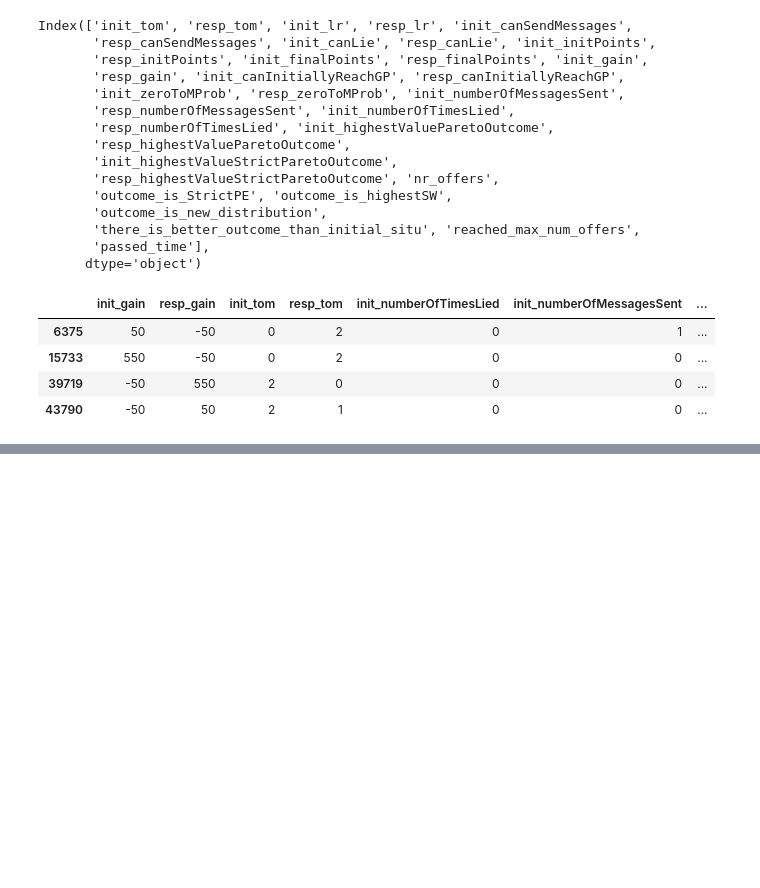
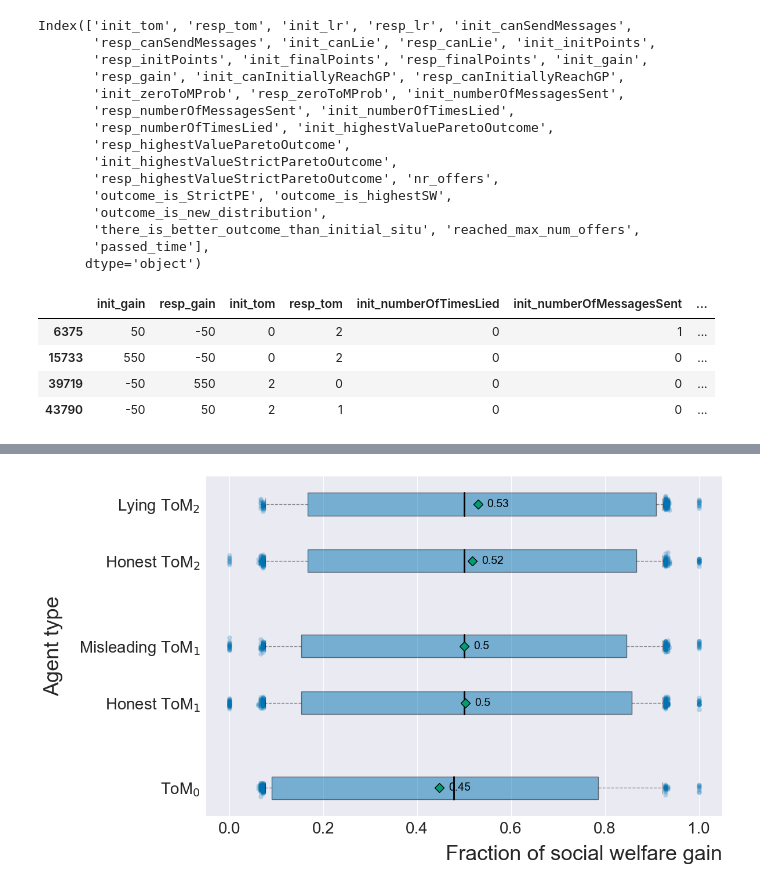
Before and after one commit to SverreBr/MasterThesis, a Jupyter notebook: py_src/visualization.ipynb, the cells around one changed output, grey strips where cells are left out. Drawn from its saved outputs; the diff is of its cells as text; code cells hidden in the pictures; blank space fills up the shorter version.

```diff
--- a/py_src/visualization.ipynb
+++ b/py_src/visualization.ipynb
@@ -616,0 +548,6 @@ make_plot(df_work)
+# %%
+work_data = data.copy()
+work_data = work_data.loc[(work_data["init_gain"] >= 0) & (work_data["resp_gain"] >= 0) & (work_data["init_gain"] + work_data["resp_gain"] > 0)]
+print(f'Percentage of data points where both gains are greater than or equal to zero and the sum is greater than zero: {len(work_data) / len(data)}')
+work_data["init_percentGain"] = work_data.apply(lambda x: x["init_gain"] / (x["init_gain"] + x["resp_gain"]), axis=1)
+work_data["resp_percentGain"] = work_data.apply(lambda x: x["resp_gain"] / (x["init_gain"] + x["resp_gain"]), axis=1)
@@ -616,0 +556,77 @@ make_plot(df_work)
+# %%
+boxprops = dict(color="black", alpha=0.5)
+whiskerprops = dict(alpha=0.4, linestyle="dashed")
+capprops = dict(alpha=0.4)
+medianprops = dict(lw=2, color="black")
+meanpointprops = dict(marker='D', markeredgecolor='black', markerfacecolor=sns.color_palette('colorblind')[2], markersize=8)
+
+TICK_SIZE = 20
+LABEL_SIZE = 26
+VALUE_SIZE = 14
+RIGHT_LIM = 800
+LEFT_LIM = -100
+
+BIN_WIDTH = 0.4
+INNER_HALFSPACE = 0.25
+
+plot_points = [(0, 0, True), (1.5, 1, False), (2.5, 1, True), (4, 2, False), (5, 2, True)]
+fig_label_names = [r"ToM$_0$",
+                   r"Honest ToM$_1$",
+                   r"Misleading ToM$_1$",
+                   r"Honest ToM$_2$",
+                   r"Lying ToM$_2$"]
+
+figsize = (12, 7)
+
+# function for setting the colors of the box plots pairs
+def make_box_plot(data, pos, ax):
+    bp = ax.boxplot(data, patch_artist=True, notch=False, vert=0, showfliers=True, whis=[2.5, 97.5],
+                    positions=pos, widths=BIN_WIDTH, showmeans=True, meanprops=meanpointprops,
+                    boxprops=boxprops, whiskerprops=whiskerprops, capprops=capprops, medianprops=medianprops)
+
+    for element in ['whiskers', 'caps', 'medians', "boxes", 'means']:
+        plt.setp(bp[element][0], color='black')
+
+    plt.setp(bp['fliers'][0], color='black', alpha=0)
+    bp['boxes'][0].set(facecolor=INIT_COL)
+
+    top_points = bp["fliers"][0].get_data()
+    x = top_points[0]
+    y = np.random.normal(top_points[1], 0.05, size=len(top_points[1]))
+    ax.scatter(x, y, color=INIT_COL, alpha=0.25, linewidth=0)
+
+# function for setting the colors of the box plots pairs
+def make_plot(data):
+    fig, ax = plt.subplots(figsize = figsize)
+
+    for pos, tom, canLie in plot_points:
+        plot_data = list(data[(data["init_tom"] == tom) & (data["init_canLie"] == canLie)]["init_percentGain"])
+        plot_data.extend(list(data[(data["resp_tom"] == tom) & (data["resp_canLie"] == canLie)]["resp_percentGain"]))
+        make_box_plot(plot_data, [pos], ax)
+
+        mean_value = np.mean(plot_data)
+        plt.text(mean_value+0.02, pos, str(round((mean_value),2)), fontsize=VALUE_SIZE, color="black", va='center') # fontweight="bold",
+
+    ax.set_xlim(right=1.05, left=-0.05)
+
+    ax.yaxis.grid(False)
+    ax.xaxis.grid(True, which="both")
+
+    y_labels = [r"ToM$_0$",
+                r"Honest ToM$_1$",
+                r"Misleading ToM$_1$",
+                r"Honest ToM$_2$",
+                r"Lying ToM$_2$"]
+
+    ax.set_yticklabels(y_labels)
+    ax.tick_params(axis='both', labelsize=TICK_SIZE)
+
+    ax.set_ylabel("Agent type", fontsize=LABEL_SIZE, labelpad=20)
+    ax.set_xlabel("Fraction of social welfare gain", fontsize=LABEL_SIZE, loc="right", labelpad=10)
+
+    fig.tight_layout()
+
+make_plot(work_data)
+# plt.savefig(figure_path + "boxplot_average_separate.pdf")
+# %% [output]
+[figure, added]
```
Also changed, not shown: parts of 8 cells of this notebook, 10 other files.
